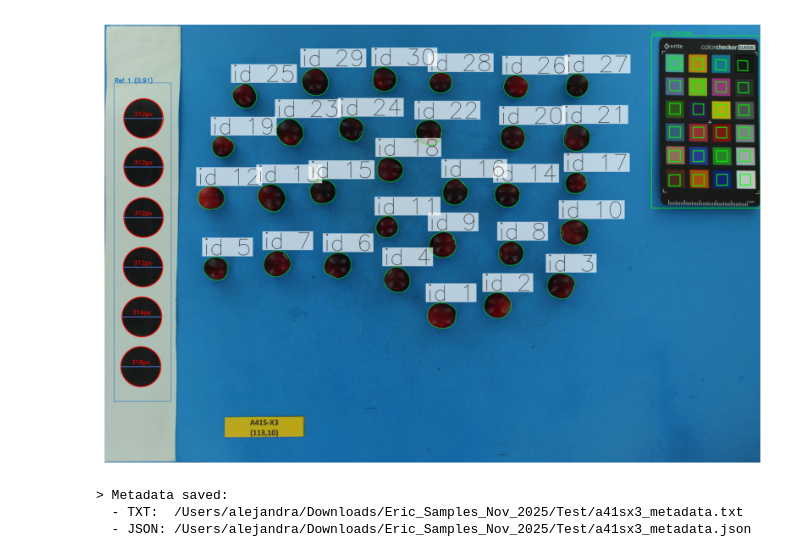
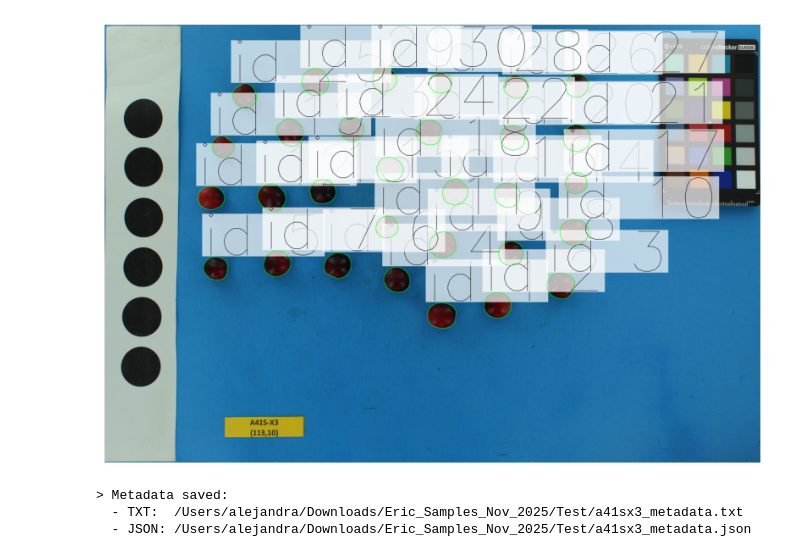
Before and after one commit to mariameraz/traitly, a Jupyter notebook: testing_color.ipynb, the cells around one changed output. Drawn from its saved outputs; the diff is of its cells as text; code cells hidden in the pictures.

Commit message:
Solved problem with font_scale in annotated_img from analyze_color (External). Also, toml fixed

```diff
--- a/testing_color.ipynb
+++ b/testing_color.ipynb
@@ -1,22 +1,22 @@
 # %%
 from traitly.fruit_phenotyping.external_analyzer import FruitExternalAnalyzer
 
 # path = '/Users/alejandra/Downloads/Eric_Samples_Nov_2025/116-19.jpg'
 
 path = '/Users/alejandra/Downloads/Eric_Samples_Nov_2025/Test/a41sx3.jpg'
 #path = '/Users/alejandra/Downloads/Eric_Samples_Nov_2025/CNJ02-1-100_C4R25.jpg'
 #path = '/Users/alejandra/Downloads/Eric_Samples_Nov_2025/CNJ02-1-20-C1R20.jpg'
 test = FruitExternalAnalyzer(path)
 test.load_image(plot = False)
 test.setup_measurements(verbose = False, detect_color_checker = True)
 test.generate_fruit_mask(plot = False, background_color = 'blue')
 test.detect_fruits(verbose = False)
 # test.analyze_morphology(display_table = False, plot = False, font_scale = 4,
 #                         label_position = 'bottom', label_color = (255,0,0),
 #                         font_color = (255,255,255), font_thickness = 3)
-test.analyze_color(display_table = False, plot = True, font_scale = 6)
+test.analyze_color(display_table = False, plot = True, font_scale = 15)
 # %% [output]
-[figure, old version]
+[figure, new version]
 # %%
 test.save_parameters()
 # %% [output]
```
Also changed, not shown: 8 other files.
